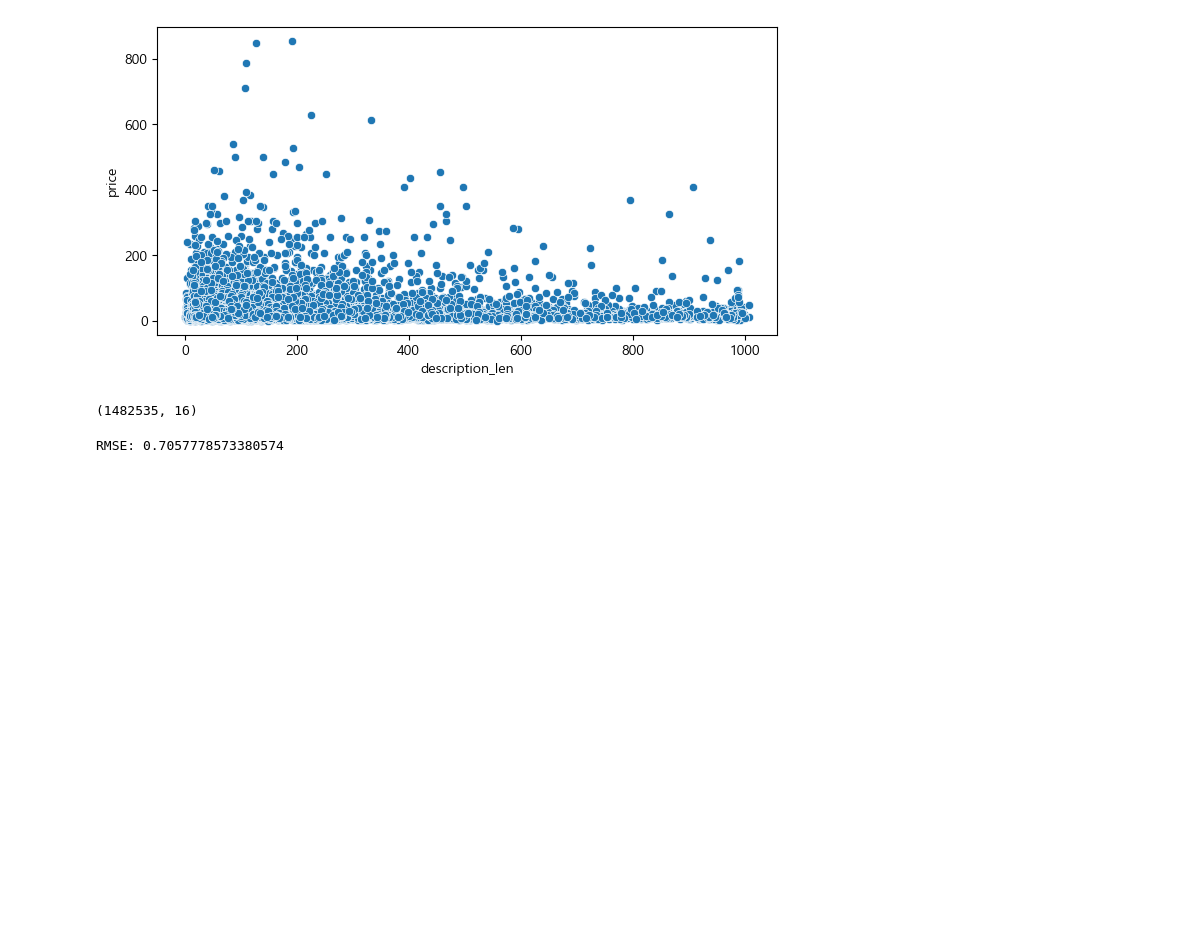
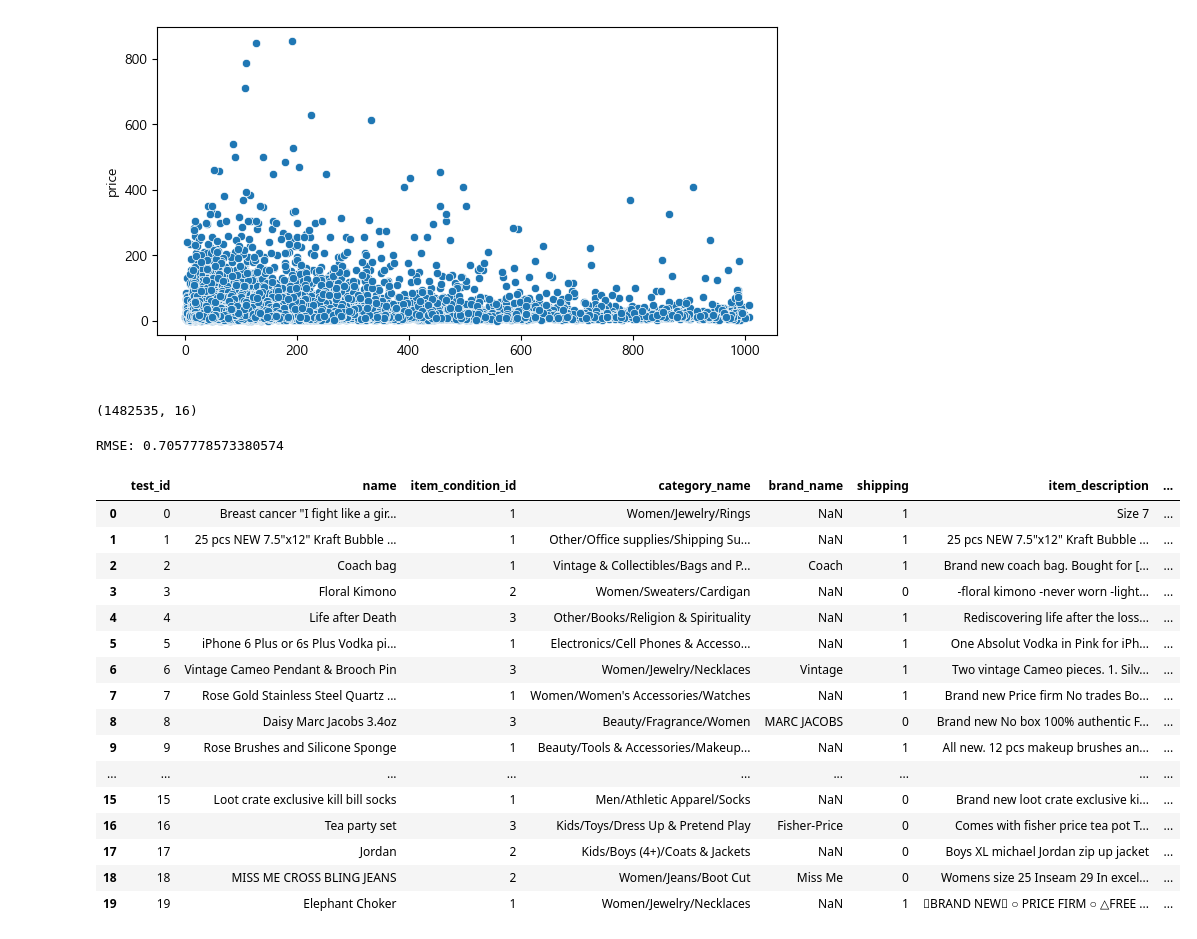
Before and after one commit to Junseong-Yoon/Mercari_Data, a Jupyter notebook: Mercari Price.ipynb, the cells around one changed output. Saved outputs shown, nothing was run; the diff lists cells and outputs as text; code cells hidden in the pictures; blank space fills up the shorter version.

```diff
--- a/Mercari Price.ipynb
+++ b/Mercari Price.ipynb
@@ -434,3 +436,29 @@ submission = pd.DataFrame({
 })
 
 submission.to_csv('submission_simple_ridge.csv', index=False)
+# %%
+#test파일에 새로 만든 submission_simple_ridge.csv를 입력시켜서 확인.
+
+test_df1['pred_price'] = test_price_pred
+# %%
+test_df1.head(20)
+
+#봐도 틀린지는 알 수 없었음...
+# %% [output]
+|  | test_id | name | item_condition_id | category_name | brand_name | shipping | item_description | ... |
+| 0 | 0 | Breast cancer "I fight like a gir... | 1 | Women/Jewelry/Rings | NaN | 1 | Size 7 | ... |
+| 1 | 1 | 25 pcs NEW 7.5"x12" Kraft Bubble ... | 1 | Other/Office supplies/Shipping Su... | NaN | 1 | 25 pcs NEW 7.5"x12" Kraft Bubble ... | ... |
+| 2 | 2 | Coach bag | 1 | Vintage & Collectibles/Bags and P... | Coach | 1 | Brand new coach bag. Bought for [... | ... |
+| 3 | 3 | Floral Kimono | 2 | Women/Sweaters/Cardigan | NaN | 0 | -floral kimono -never worn -light... | ... |
+| 4 | 4 | Life after Death | 3 | Other/Books/Religion & Spirituality | NaN | 1 | Rediscovering life after the loss... | ... |
+| 5 | 5 | iPhone 6 Plus or 6s Plus Vodka pi... | 1 | Electronics/Cell Phones & Accesso... | NaN | 1 | One Absolut Vodka in Pink for iPh... | ... |
+| 6 | 6 | Vintage Cameo Pendant & Brooch Pin | 3 | Women/Jewelry/Necklaces | Vintage | 1 | Two vintage Cameo pieces. 1. Silv... | ... |
+| 7 | 7 | Rose Gold Stainless Steel Quartz ... | 1 | Women/Women's Accessories/Watches | NaN | 1 | Brand new Price firm No trades Bo... | ... |
+| 8 | 8 | Daisy Marc Jacobs 3.4oz | 3 | Beauty/Fragrance/Women | MARC JACOBS | 0 | Brand new No box 100% authentic F... | ... |
+| 9 | 9 | Rose Brushes and Silicone Sponge | 1 | Beauty/Tools & Accessories/Makeup... | NaN | 1 | All new. 12 pcs makeup brushes an... | ... |
+| ... | ... | ... | ... | ... | ... | ... | ... | ... |
+| 15 | 15 | Loot crate exclusive kill bill socks | 1 | Men/Athletic Apparel/Socks | NaN | 0 | Brand new loot crate exclusive ki... | ... |
+| 16 | 16 | Tea party set | 3 | Kids/Toys/Dress Up & Pretend Play | Fisher-Price | 0 | Comes with fisher price tea pot T... | ... |
+| 17 | 17 | Jordan | 2 | Kids/Boys (4+)/Coats & Jackets | NaN | 0 | Boys XL michael Jordan zip up jacket | ... |
+| 18 | 18 | MISS ME CROSS BLING JEANS | 2 | Women/Jeans/Boot Cut | Miss Me | 0 | Womens size 25 Inseam 29 In excel... | ... |
+| 19 | 19 | Elephant Choker | 1 | Women/Jewelry/Necklaces | NaN | 1 | BRAND NEW ○ PRICE FIRM ○ △FREE ... | ... |
```
Also changed, not shown: parts of 1 cell of this notebook.
